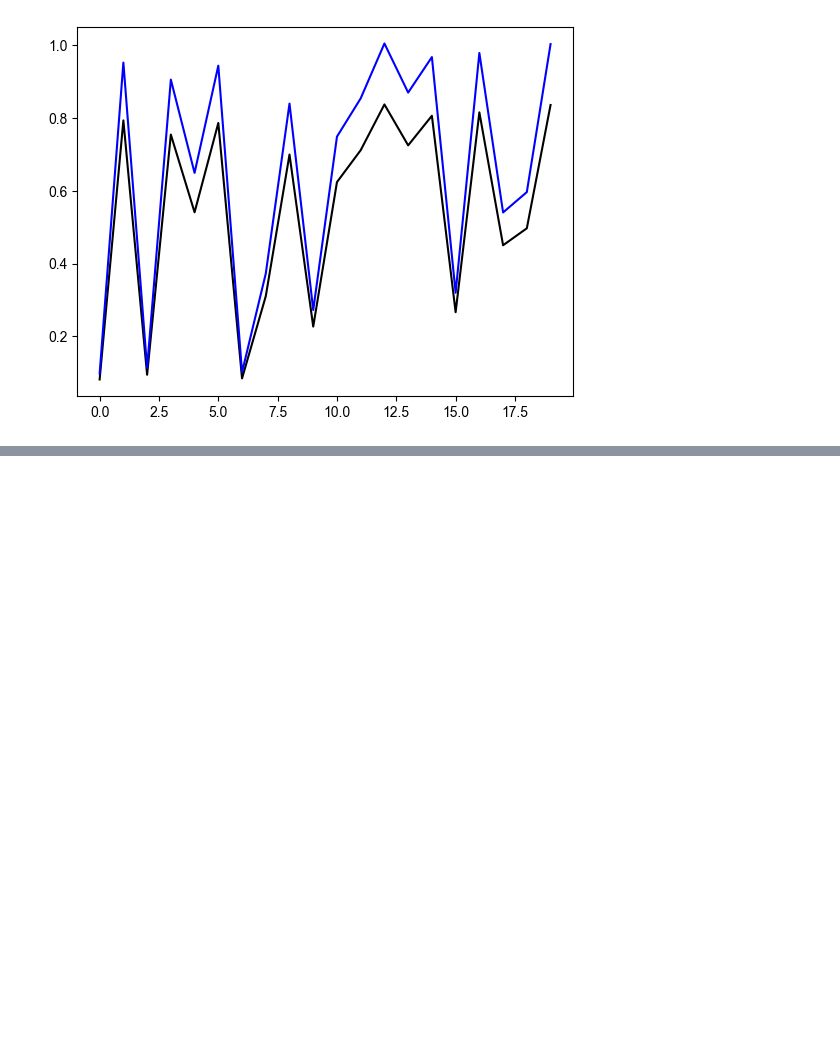
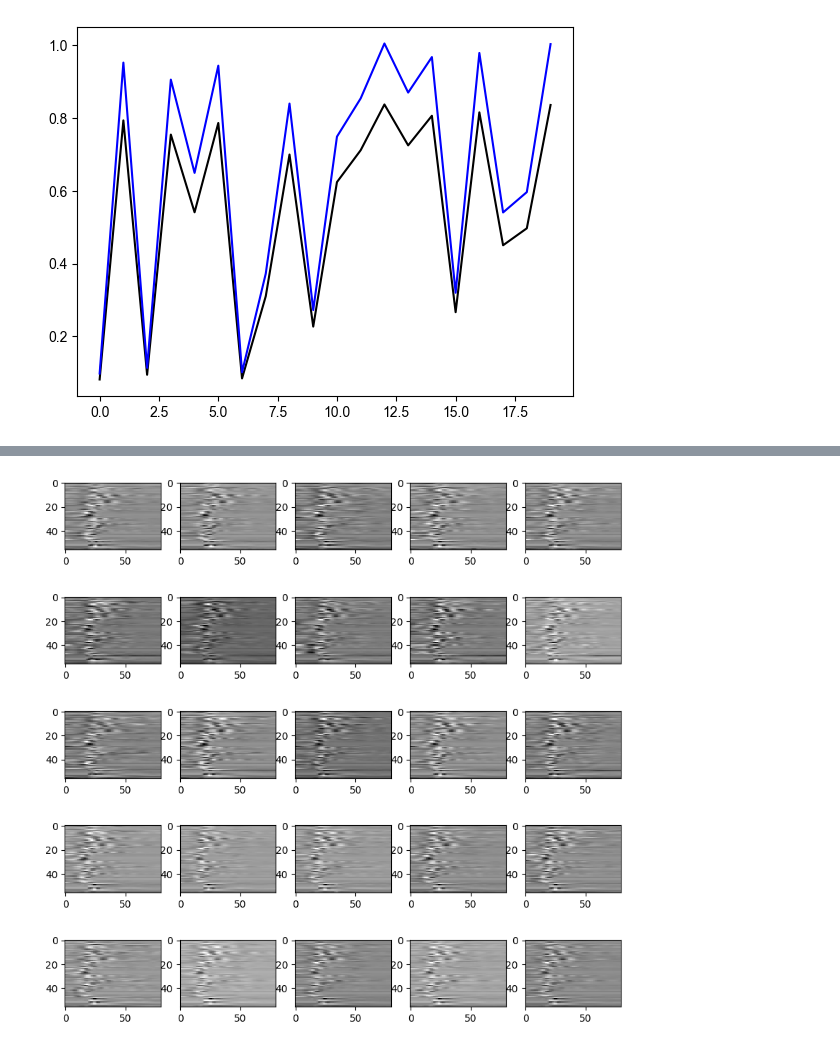
Before and after one commit to sunzhon/transfer_learning_for_droplanding, a Jupyter notebook: jupyter-lab/training_data_analysis.ipynb, the cells around one changed output, grey strips where cells are left out. Saved outputs shown, nothing was run; the diff lists cells and outputs as text; code cells hidden in the pictures; blank space fills up the shorter version.

```diff
--- a/jupyter-lab/training_data_analysis.ipynb
+++ b/jupyter-lab/training_data_analysis.ipynb
@@ -378,0 +410,13 @@ plt.plot(scaled_data[:,0],'b')
+# %%
+subjects_trials = {subject_id_name: subjects_trials_dataset[subject_id_name].keys() for subject_id_name in subjects_trials_dataset.keys()} # get subjects_tials
+subject_ids_names = subjects_trials.keys() # get subjects
+
+#2) concate them into a numpy for scale
+list_data = [subjects_trials_dataset[subject_id_name][trial].values for subject_id_name in subject_ids_names for trial in subjects_trials[subject_id_name]]
+
+fig, axes = plt.subplots(5,5, figsize=(10,10))
+
+for idx, ax in enumerate(axes.flat):
+    ax.imshow(list_data[idx].T, interpolation='nearest', cmap='gray')
+# %% [output]
+[figure, added]
```
Also changed, not shown: parts of 4 cells of this notebook, 4 other files.
